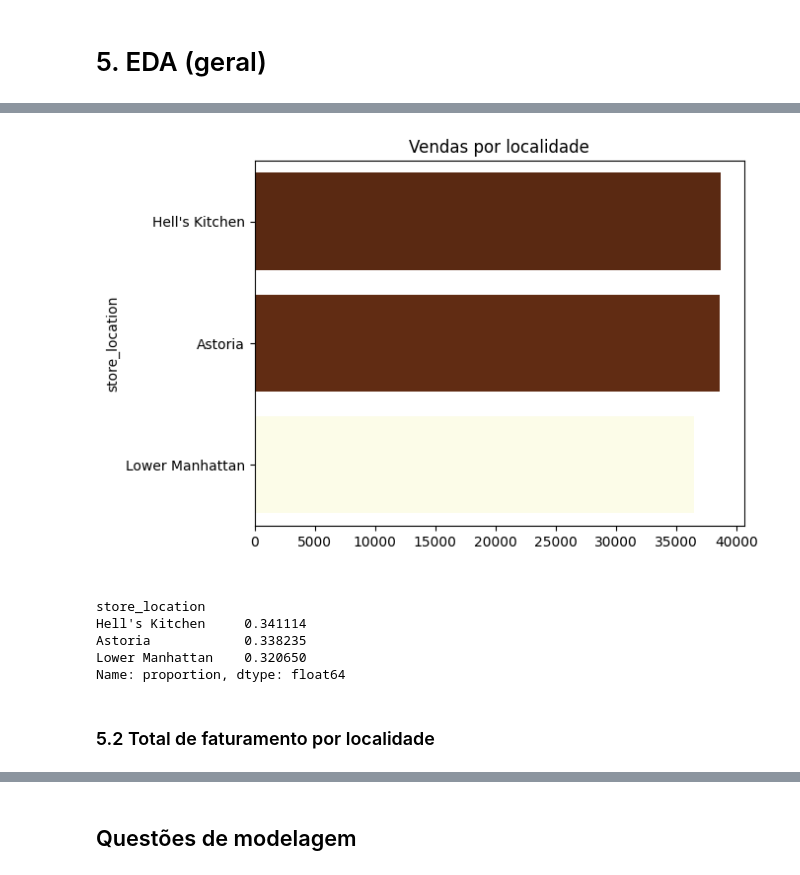
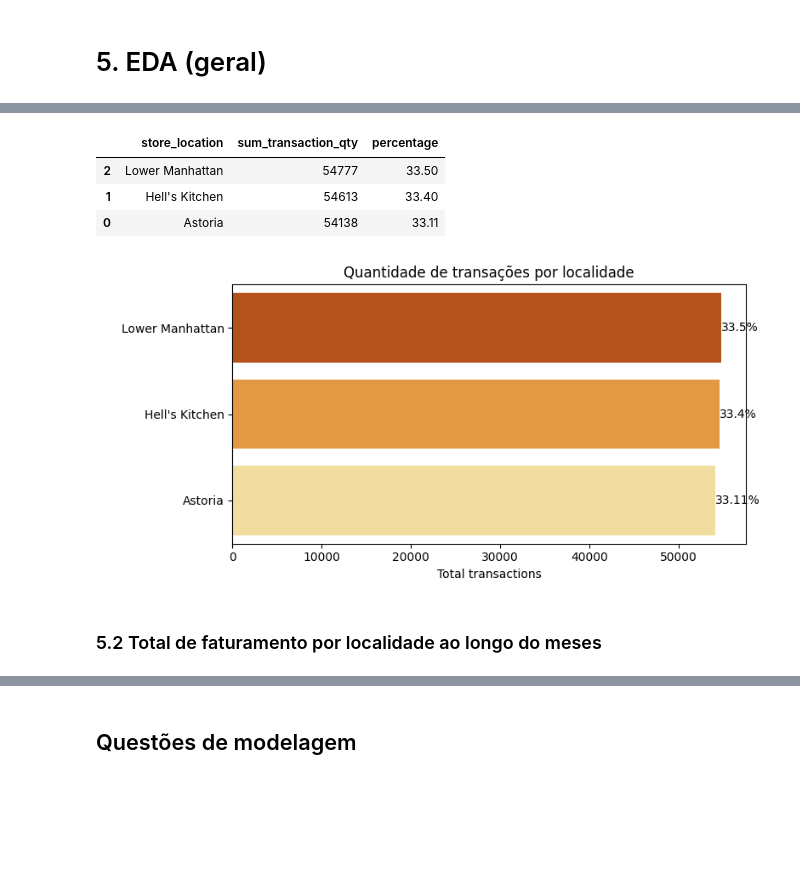
Before and after one commit to deborabmfreitas/coffee-shop-sales-prediction, a Jupyter notebook: coffee-shop-sales-prediction.ipynb, the cells around one changed output, grey strips where cells are left out. Cells and saved outputs as stored; diff of their text form; code cells hidden in the pictures; blank space fills up the shorter version.

```diff
--- a/coffee-shop-sales-prediction.ipynb
+++ b/coffee-shop-sales-prediction.ipynb
@@ -125,29 +135,0 @@ df_grouped['unit_price'].plot()
-# %%
-# Contando os valores
-store_counts = train['store_location'].value_counts().reset_index()
-
-# Criando o gráfico
-sns.barplot(
-    x='count',
-    y='store_location',
-    data=store_counts,
-    palette='YlOrBr',
-    hue='count',
-    dodge=False
-)
-
-# Personalizando o gráfico
-plt.title('Vendas por localidade', fontsize=12)
-plt.xlabel(' ', fontsize=12)
-plt.legend([], [], frameon=False)  # Removendo a legenda gerada pelo hue
-plt.show()
-# %% [output]
-[figure, removed]
-# %%
-train['store_location'].value_counts(normalize=True)
-# %% [output]
-store_location
-Hell's Kitchen     0.341114
-Astoria            0.338235
-Lower Manhattan    0.320650
-Name: proportion, dtype: float64
@@ -156,2 +136,45 @@ Name: proportion, dtype: float64
+# %%
+location_sales = train.groupby('store_location', as_index=False).agg(sum_transaction_qty=('transaction_qty','sum'))
+
+location_sales['percentage'] = np.round((location_sales['sum_transaction_qty'] / location_sales['sum_transaction_qty'].sum()) * 100,2)
+
+location_sales.sort_values(by='percentage', ascending=False,inplace=True)
+
+location_sales
+# %% [output]
+|  | store_location | sum_transaction_qty | percentage |
+| 2 | Lower Manhattan | 54777 | 33.50 |
+| 1 | Hell's Kitchen | 54613 | 33.40 |
+| 0 | Astoria | 54138 | 33.11 |
+# %%
+ordered_locations = location_sales.sort_values(by='sum_transaction_qty', ascending=False)['store_location']
+
+# Gráfico
+plt.figure(figsize=(8, 4))
+sns.barplot(
+    x='sum_transaction_qty',
+    y='store_location',
+    data=location_sales,
+    palette=c2,
+    order=ordered_locations  # Forçando a ordem correta
+)
+
+# Porcentagens
+for index, row in location_sales.iterrows():
+    plt.text(
+        row['sum_transaction_qty'] + 0.5,
+        row['store_location'],
+        f"{row['percentage']}%",
+        va='center',
+        fontsize=10
+    )
+
+plt.title('Quantidade de transações por localidade', fontsize=12)
+plt.xlabel('Total transactions', fontsize=10)
+plt.ylabel(' ')
+plt.tight_layout()
+plt.show()
+# %% [output]
+[figure, added]
 # %% [markdown]
-### 5.2 Total de faturamento por localidade
+### 5.2 Total de faturamento por localidade ao longo do meses
```
Also changed, not shown: parts of 32 cells of this notebook.
